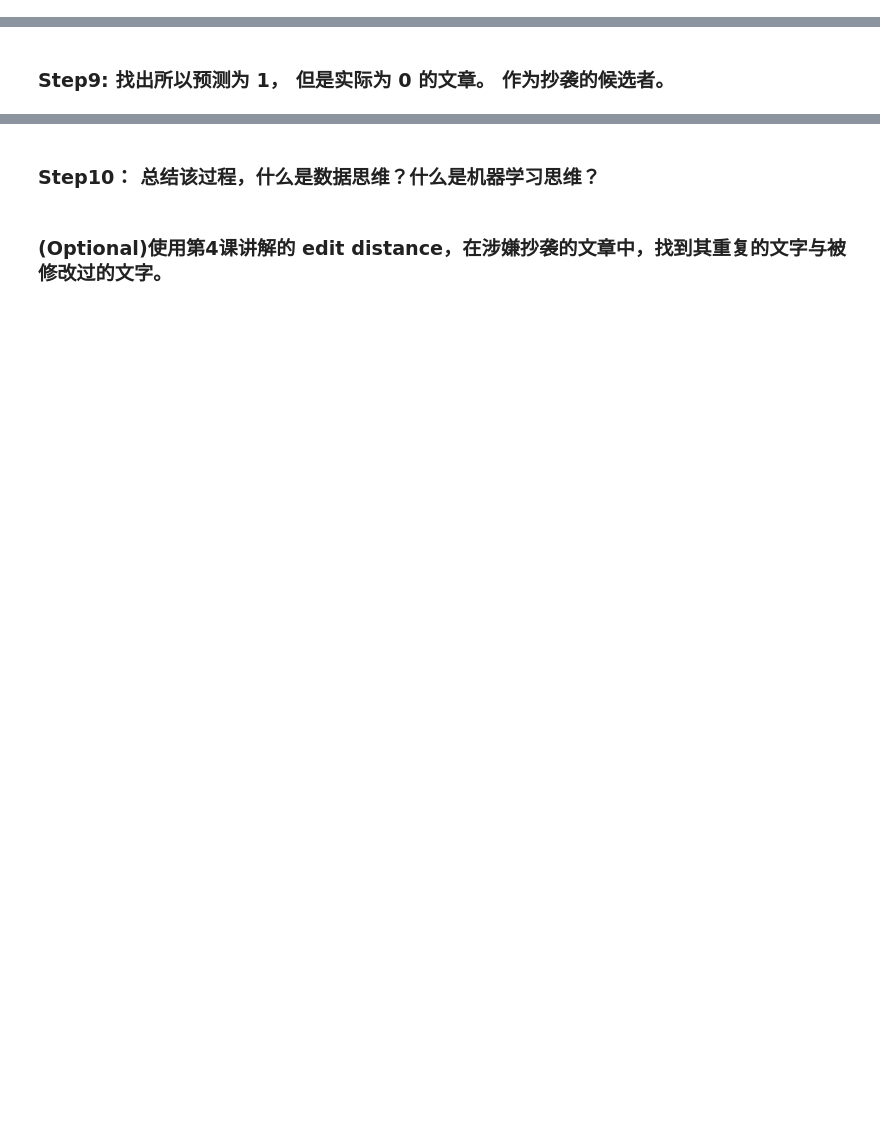
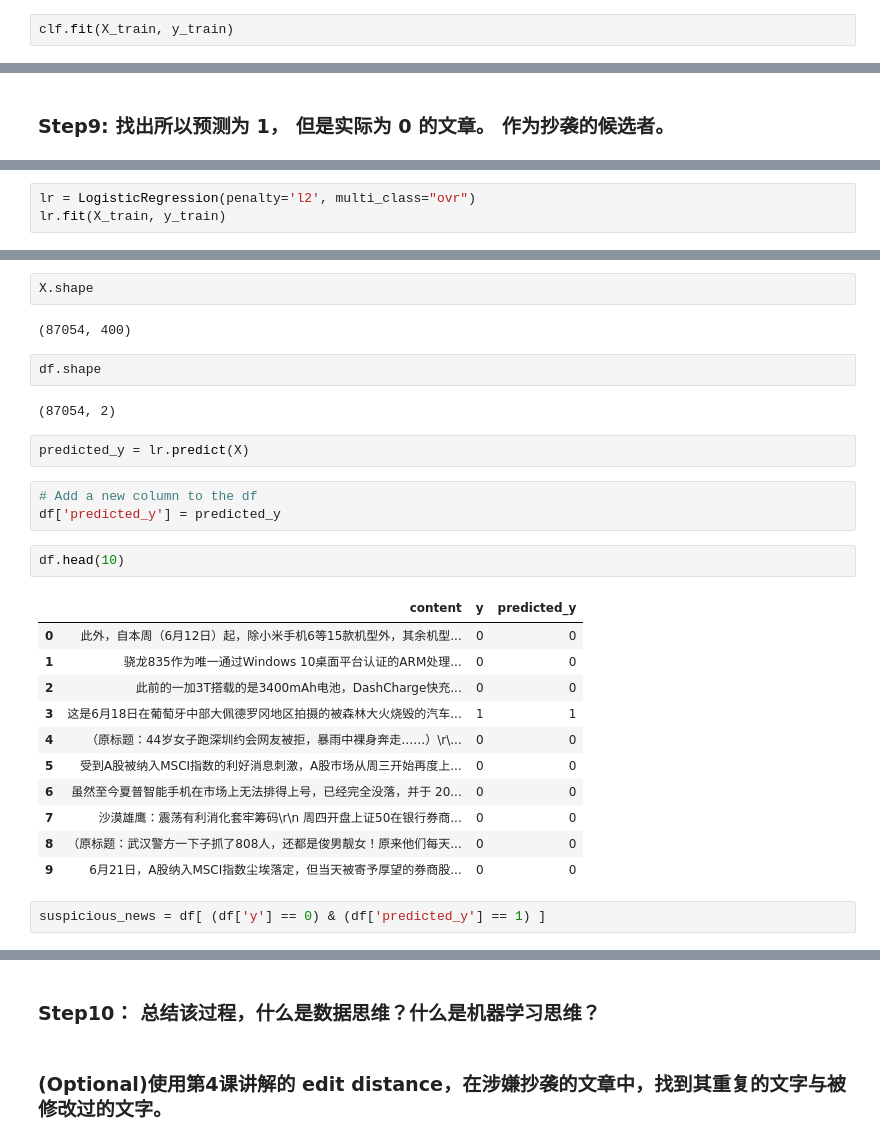
Before and after one commit to buptwxd2/nlp_homework, a Jupyter notebook: assignment-07 First Step of using machine learning and models..ipynb, the cells around one changed output, grey strips where cells are left out. Drawn from its saved outputs; the diff is of its cells as text; blank space fills up the shorter version.

```diff
--- a/assignment-07 First Step of using machine learning and models..ipynb
+++ b/assignment-07 First Step of using machine learning and models..ipynb
@@ -173,0 +246,2 @@ MemoryError:
+# %%
+clf.fit(X_train, y_train)
@@ -181,0 +298,3 @@ MemoryError:
+# %%
+lr = LogisticRegression(penalty='l2', multi_class="ovr")
+lr.fit(X_train, y_train)
@@ -181,0 +334,29 @@ MemoryError:
+# %%
+X.shape
+# %% [output]
+(87054, 400)
+# %%
+df.shape
+# %% [output]
+(87054, 2)
+# %%
+predicted_y = lr.predict(X)
+# %%
+# Add a new column to the df
+df['predicted_y'] = predicted_y
+# %%
+df.head(10)
+# %% [output]
+|  | content | y | predicted_y |
+| 0 | 此外，自本周（6月12日）起，除小米手机6等15款机型外，其余机型... | 0 | 0 |
+| 1 | 骁龙835作为唯一通过Windows 10桌面平台认证的ARM处理... | 0 | 0 |
+| 2 | 此前的一加3T搭载的是3400mAh电池，DashCharge快充... | 0 | 0 |
+| 3 | 这是6月18日在葡萄牙中部大佩德罗冈地区拍摄的被森林大火烧毁的汽车... | 1 | 1 |
+| 4 | （原标题：44岁女子跑深圳约会网友被拒，暴雨中裸身奔走……）\r\... | 0 | 0 |
+| 5 | 受到A股被纳入MSCI指数的利好消息刺激，A股市场从周三开始再度上... | 0 | 0 |
+| 6 | 虽然至今夏普智能手机在市场上无法排得上号，已经完全没落，并于 20... | 0 | 0 |
+| 7 | 沙漠雄鹰：震荡有利消化套牢筹码\r\n 周四开盘上证50在银行券商... | 0 | 0 |
+| 8 | （原标题：武汉警方一下子抓了808人，还都是俊男靓女！原来他们每天... | 0 | 0 |
+| 9 | 6月21日，A股纳入MSCI指数尘埃落定，但当天被寄予厚望的券商股... | 0 | 0 |
+# %%
+suspicious_news = df[ (df['y'] == 0) & (df['predicted_y'] == 1) ]
```
Also changed, not shown: parts of 66 cells of this notebook.
